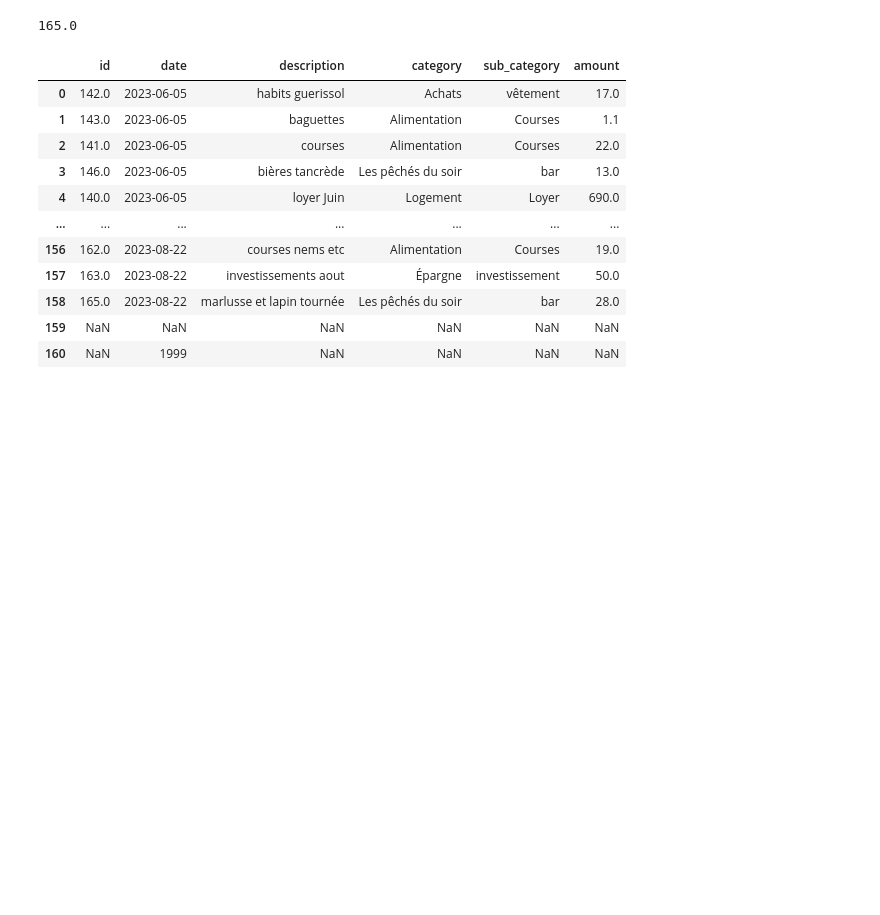
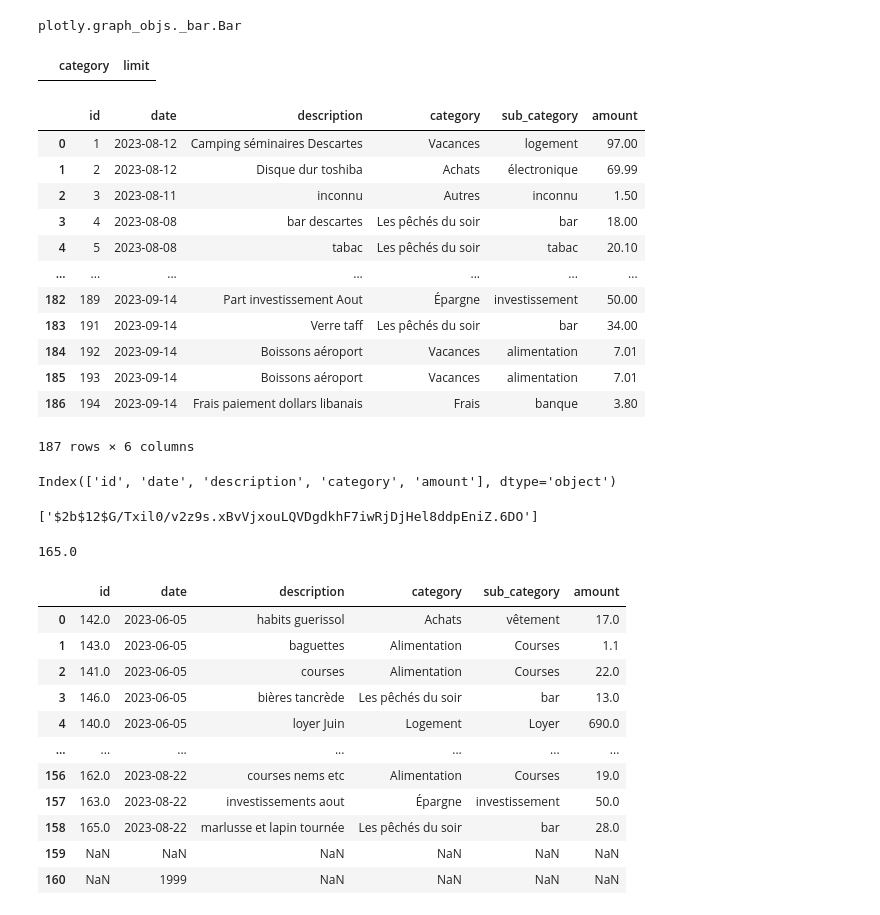
Before and after one commit to MH2D/my-account-app, a Jupyter notebook: tests.ipynb, the cells around one changed output. Saved outputs shown, nothing was run; the diff lists cells and outputs as text; code cells hidden in the pictures; blank space fills up the shorter version.

Commit message:
feat: limit plots

```diff
--- a/tests.ipynb
+++ b/tests.ipynb
@@ -15,0 +93,4 @@ CURSOR = CONN.cursor()
+# %%
+go.Bar
+# %% [output]
+plotly.graph_objs._bar.Bar
@@ -15,0 +109,20 @@ CURSOR = CONN.cursor()
+# %%
+pd.read_csv('ugo_budget_limits.csv')
+# %% [output]
+|  | category | limit |
+# %%
+read_csv_from_gcs('ugo_expenses.csv', bucket_name=BUCKET_NAME)
+# %% [output]
+|  | id | date | description | category | sub_category | amount |
+| 0 | 1 | 2023-08-12 | Camping séminaires Descartes | Vacances | logement | 97.00 |
+| 1 | 2 | 2023-08-12 | Disque dur toshiba | Achats | électronique | 69.99 |
+| 2 | 3 | 2023-08-11 | inconnu | Autres | inconnu | 1.50 |
+| 3 | 4 | 2023-08-08 | bar descartes | Les pêchés du soir | bar | 18.00 |
+| 4 | 5 | 2023-08-08 | tabac | Les pêchés du soir | tabac | 20.10 |
+| ... | ... | ... | ... | ... | ... | ... |
+| 182 | 189 | 2023-09-14 | Part investissement Aout | Épargne | investissement | 50.00 |
+| 183 | 191 | 2023-09-14 | Verre taff | Les pêchés du soir | bar | 34.00 |
+| 184 | 192 | 2023-09-14 | Boissons aéroport | Vacances | alimentation | 7.01 |
+| 185 | 193 | 2023-09-14 | Boissons aéroport | Vacances | alimentation | 7.01 |
+| 186 | 194 | 2023-09-14 | Frais paiement dollars libanais | Frais | banque | 3.80 |
+187 rows × 6 columns
@@ -16,3 +131,12 @@ CURSOR = CONN.cursor()
+# %%
+read_csv_from_gcs('ugo_recettes.csv', bucket_name=BUCKET_NAME).columns
+# %% [output]
+Index(['id', 'date', 'description', 'category', 'amount'], dtype='object')
+# %%
+import streamlit_authenticator as stauth
+stauth.Hasher(['ugolegrostarpeedu17']).generate()
+# %% [output]
+['$2b$12$G/Txil0/v2z9s.xBvVjxouLQVDgdkhF7iwRjDjHel8ddpEniZ.6DO']
 # %%
 import streamlit as st
 from pathlib import Path
```
Also changed, not shown: parts of 15 cells of this notebook, 5 other files.
